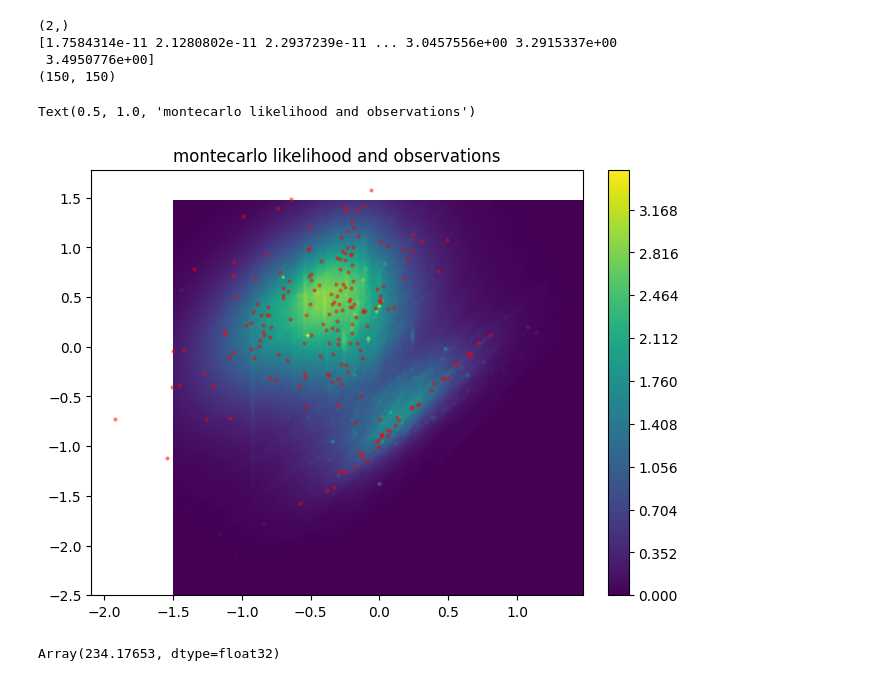
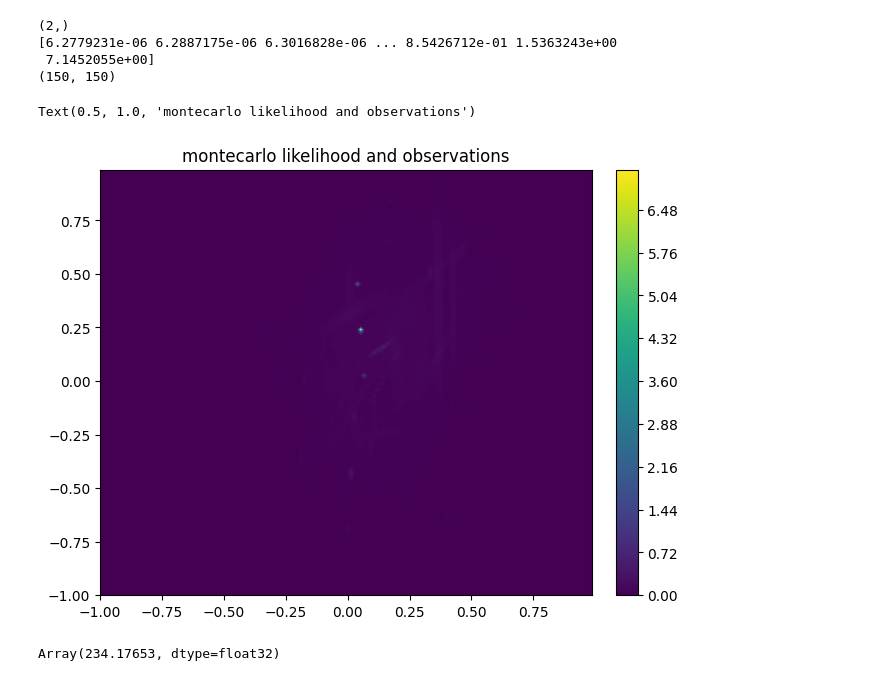
Before and after one commit to aldopareja/CNF-diff-probprog, a Jupyter notebook: GMM-CNF-demo.ipynb, the cells around one changed output. Saved outputs shown, nothing was run; the diff lists cells and outputs as text; code cells hidden in the pictures.

```diff
--- a/GMM-CNF-demo.ipynb
+++ b/GMM-CNF-demo.ipynb
@@ -59,9 +58,10 @@ m_cfg = AttrDict(
     )
 m = initialize_model(
         model_cfg=m_cfg,
-        load_idx=11,
-        chkpt_folder="gaussian_mixture_chkpts/",
+        load_idx=0,
+        chkpt_folder="gaussian_mixture_chkpts_001/",
     )
 # %%
-my_g = lambda x: gaussian_mixture(x,num_obs=250)
-num_mixtures, means, cov_terms, class_labels, obs = vmap(gaussian_mixture)(split(PRNGKey(0),10))
+# my_g = lambda x: gaussian_mixture(x)
+num_mixtures, means, cov_terms, class_labels, obs = vmap(gaussian_mixture)(split(PRNGKey(2),10))
+jnp.linalg.norm(means[0][:num_mixtures[0]+1], axis=-1), cov_terms[0][:num_mixtures[0]+1], class_labels[0]
@@ -84,25 +119,25 @@ num_mixtures, num_mix_hat
 # %%
-idx = -1
+idx = 0
 num_mix_hat_2, means_hat_2, cov_terms_2 = vmap(m.rsample, in_axes=(None,0))(obs[idx],split(PRNGKey(5),1000))
 my_log_prob = lambda x: jnp.exp(vmap(gaussian_mixture_log_p_single_obs, in_axes=(None,0,0,0))(x,
                                                                                       means_hat_2,
                                                                                       cov_terms_2,
                                                                                       num_mix_hat_2)).mean()
-draw_bivariate_dist(my_log_prob,[-1.5,-2.5],[1.5,1.5],150)
+draw_bivariate_dist(my_log_prob,[-1,-1],[1,1],150)
 # log_prob(jnp.stack([.0,.1]))
 # vmap(vmap(make_grid, in_axes=(None,0)),in_axes=(0,None))(x,x).reshape(-1,2)
-plt.scatter(obs[idx,:,0],obs[idx,:,1], color="red", alpha=0.4, s=4)
+# plt.scatter(obs[idx,:,0],obs[idx,:,1], color="red", alpha=0.4, s=4)
 # plt.xlim(-1.2,1.2)
 # plt.ylim(-1.2,1.2)
 plt.title("montecarlo likelihood and observations")
 # means_hat[5][:num_mix_hat[5]+1]
 # %% [output]
 (2,)
-[1.7584314e-11 2.1280802e-11 2.2937239e-11 ... 3.0457556e+00 3.2915337e+00
- 3.4950776e+00]
+[6.2779231e-06 6.2887175e-06 6.3016828e-06 ... 8.5426712e-01 1.5363243e+00
+ 7.1452055e+00]
 (150, 150)
 Text(0.5, 1.0, 'montecarlo likelihood and observations')
-[figure, old version]
+[figure, new version]
 # %%
 gaussian_mixture_log_p(obs, means=means, cov_terms=jnp.stack([jnp.array([1.0,0.0,1.0])]*6)/(50**0.5), num_mixtures=4, max_num_mixtures=6)
 # %% [output]
```
Also changed, not shown: parts of 9 cells of this notebook, 4 other files.
